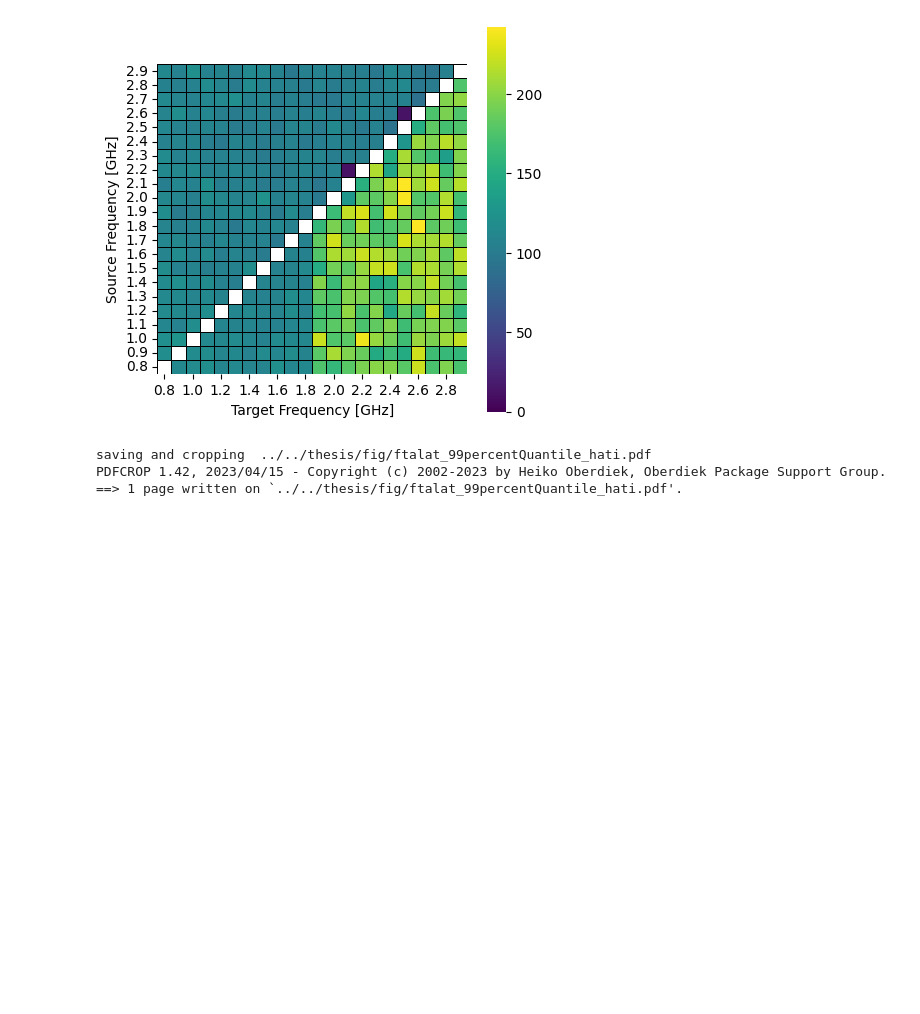
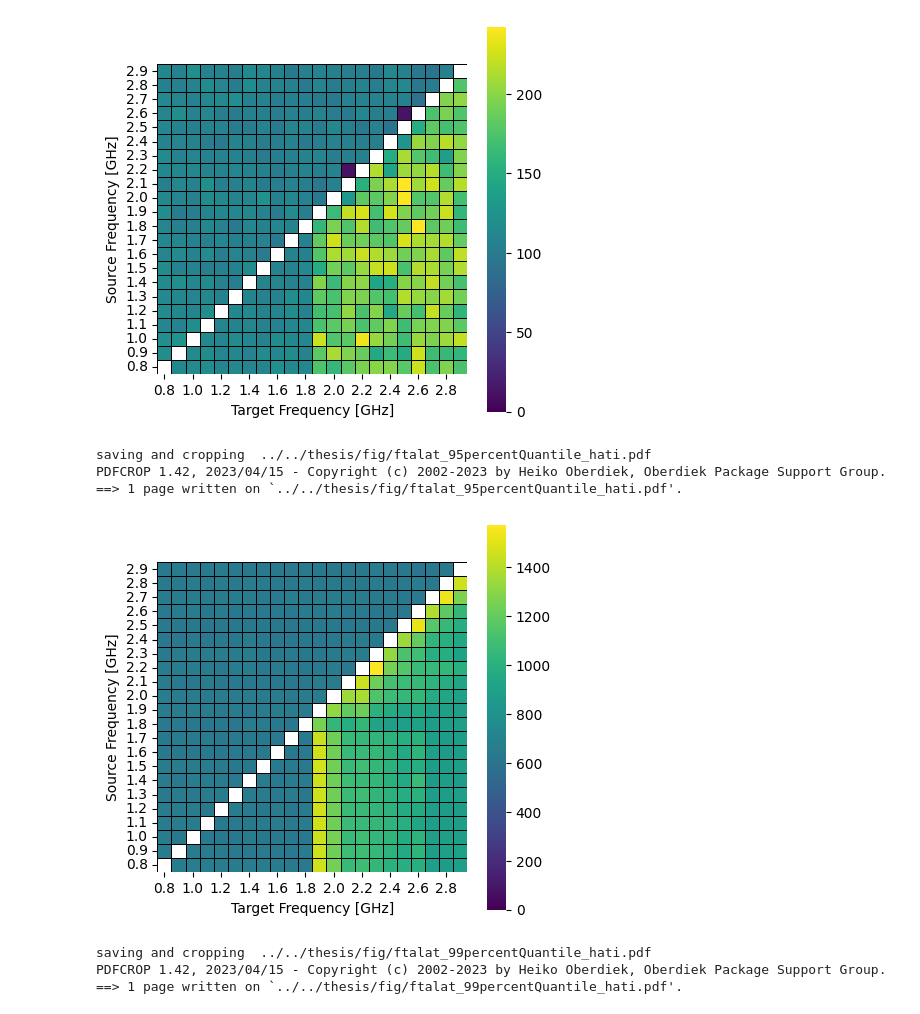
Before and after one commit to marenz2569/2025-sapphire-rapids-ee, a Jupyter notebook: measurements/ftalat/hati_analyze.ipynb, the cells around one changed output. Drawn from its saved outputs; the diff is of its cells as text; code cells hidden in the pictures; blank space fills up the shorter version.

```diff
--- a/measurements/ftalat/hati_analyze.ipynb
+++ b/measurements/ftalat/hati_analyze.ipynb
@@ -189,6 +190,17 @@ saving and cropping  ../../thesis/fig/ftalat_1percentQuantile_hati.pdf
 PDFCROP 1.42, 2023/04/15 - Copyright (c) 2002-2023 by Heiko Oberdiek, Oberdiek Package Support Group.
 ==> 1 page written on `../../thesis/fig/ftalat_1percentQuantile_hati.pdf'.
 [figure]
+# %%
+plt.rcParams['figure.figsize'] = 5,5
+
+ax = sns.heatmap(data=processed_data.pivot(index=SOURCE_FREQUENCY, columns=TARGET_FREQUENCY, values="95percentQuantile"), vmin=0, square=True, cmap="viridis", linecolor="black", linewidths=0.5)
+ax.invert_yaxis()
+savefig(f"../../thesis/fig/ftalat_95percentQuantile_hati")
+# %% [output]
+saving and cropping  ../../thesis/fig/ftalat_95percentQuantile_hati.pdf
+PDFCROP 1.42, 2023/04/15 - Copyright (c) 2002-2023 by Heiko Oberdiek, Oberdiek Package Support Group.
+==> 1 page written on `../../thesis/fig/ftalat_95percentQuantile_hati.pdf'.
+[figure, added]
 # %%
 plt.rcParams['figure.figsize'] = 5,5
 
```
Also changed, not shown: parts of 2 cells of this notebook, 1 other file.
